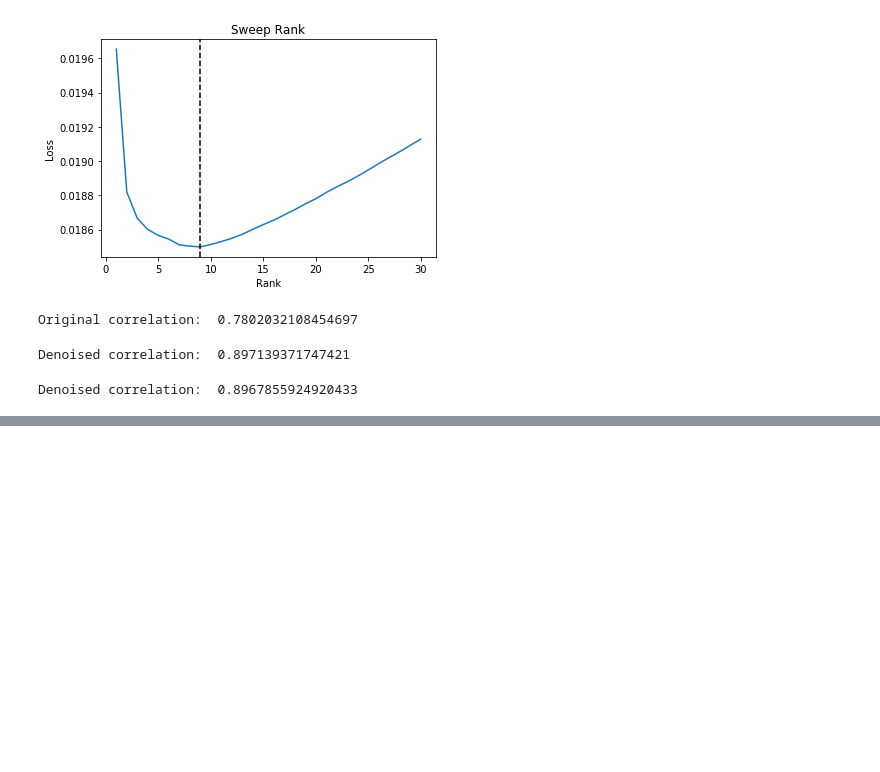
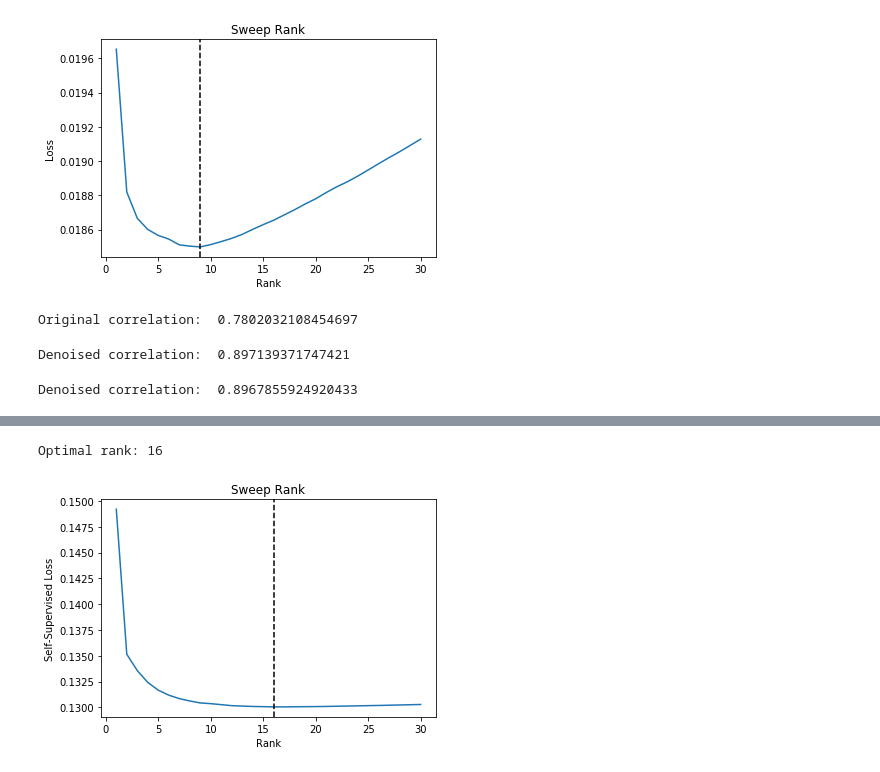
Before and after one commit to czbiohub-sf/molecular-cross-validation, a Jupyter notebook: src/noise2self_sc/PCA Demo.ipynb, the cells around one changed output, grey strips where cells are left out. Drawn from its saved outputs; the diff is of its cells as text; code cells hidden in the pictures; blank space fills up the shorter version.

```diff
--- a/src/noise2self_sc/PCA Demo.ipynb
+++ b/src/noise2self_sc/PCA Demo.ipynb
@@ -105,0 +108,2 @@ Denoised correlation:  0.8967855924920433
+# %%
+paul = sc.datasets.paul15()
@@ -105,0 +114,5 @@ Denoised correlation:  0.8967855924920433
+# %%
+denoised_adata = n2s_low_rank(paul, regression=True)
+# %% [output]
+Optimal rank: 16
+[figure, added]
```
Also changed, not shown: parts of 11 cells of this notebook, 1 other file.
